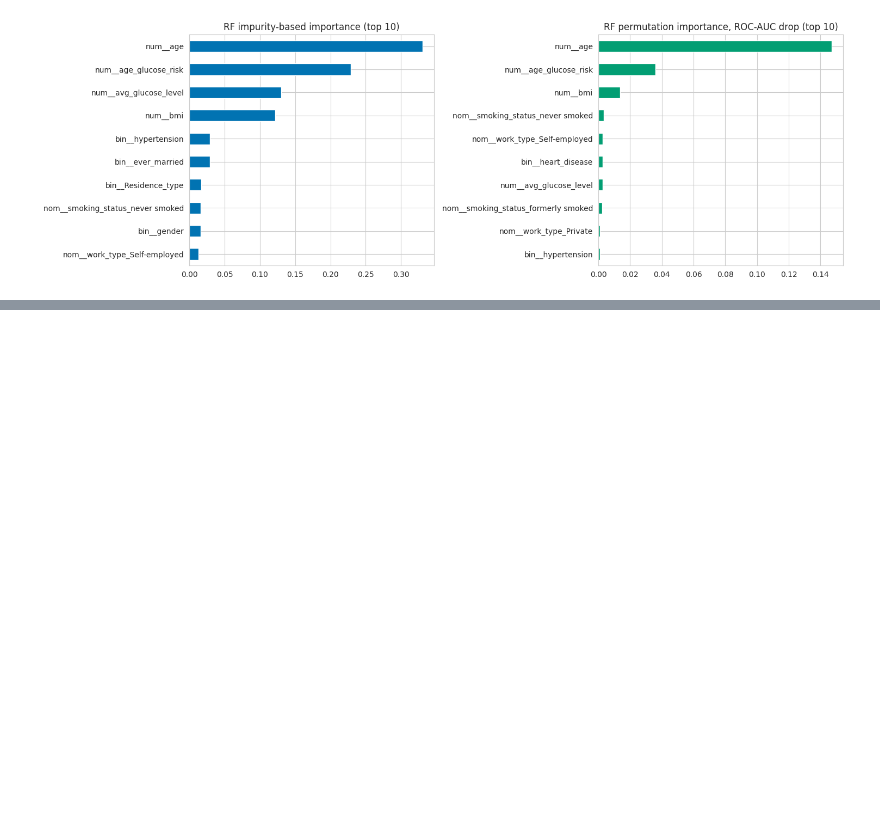
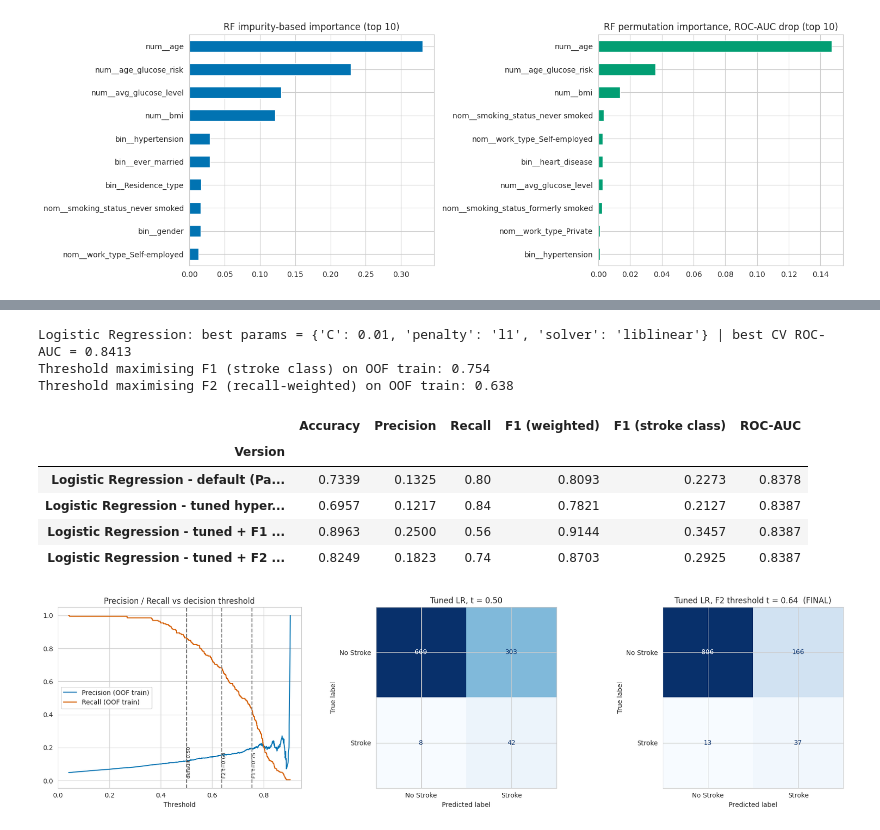
Before and after one commit to Isvarr/capstone_ml, a Jupyter notebook: classification_stroke_partA.ipynb, the cells around one changed output, grey strips where cells are left out. Drawn from its saved outputs; the diff is of its cells as text; code cells hidden in the pictures; blank space fills up the shorter version.

```diff
--- a/classification_stroke_partA.ipynb
+++ b/classification_stroke_partA.ipynb
@@ -736,0 +837,6 @@ plt.tight_layout(); plt.show()
+# %%
+ranking = final_table.sort_values('CV ROC-AUC (train)', ascending=False)[['Model', 'Part', 'CV ROC-AUC (train)', 'ROC-AUC', 'Recall', 'Precision']]
+print("Ranking by CV ROC-AUC (train):")
+display(ranking)
+best_name = ranking.iloc[0]['Model']
+print("\nSelected final model:", best_name)
@@ -736,0 +860,72 @@ plt.tight_layout(); plt.show()
+# %%
+# --- Step 1: hyperparameter tuning of the selected model (if it was not already tuned in E2) ---
+final_grids = {
+    'Logistic Regression': {'C': [0.001, 0.01, 0.1, 1, 10, 100], 'penalty': ['l1', 'l2'], 'solver': ['liblinear']},
+}
+if best_name in partB_baselines:                      # Part-B winner: already tuned in E2
+    final_search = grid_results[best_name]
+    final_base_model = base_models[best_name]
+    uses_sw_final = partB_baselines[best_name][1]
+else:                                                 # Part-A winner: tune it now
+    final_search = GridSearchCV(models[best_name].__class__(**{**models[best_name].get_params(), 'solver': 'liblinear'}),
+                                final_grids[best_name], scoring='roc_auc', cv=cv, n_jobs=-1)
+    final_search.fit(X_train_processed, y_train)
+    final_base_model = models[best_name]
+    uses_sw_final = False
+final_model = final_search.best_estimator_
+print(f"{best_name}: best params = {final_search.best_params_} | best CV ROC-AUC = {final_search.best_score_:.4f}")
+
+# --- Step 2: decision-threshold tuning on OUT-OF-FOLD training probabilities (test set untouched) ---
+oof_proba = cross_val_predict(final_model, X_train_processed, y_train, cv=cv, method='predict_proba',
+                              **({'params': {'sample_weight': sw_train}} if uses_sw_final else {}))[:, 1]
+prec, rec, thr = precision_recall_curve(y_train, oof_proba)
+def best_threshold(beta):
+    f = (1 + beta**2) * prec[:-1] * rec[:-1] / np.maximum(beta**2 * prec[:-1] + rec[:-1], 1e-12)
+    return thr[int(np.argmax(f))]
+thr_f1, thr_f2 = best_threshold(1), best_threshold(2)
+print(f"Threshold maximising F1 (stroke class) on OOF train: {thr_f1:.3f}")
+print(f"Threshold maximising F2 (recall-weighted) on OOF train: {thr_f2:.3f}")
+
+# --- Step 3: before / after comparison on the held-out test set ---
+p_base = final_base_model.predict_proba(X_test_processed)[:, 1]
+p_tuned = final_model.predict_proba(X_test_processed)[:, 1]
+versions = {
+    f'{best_name} - default (Part A, t=0.50)': (p_base, 0.5),
+    f'{best_name} - tuned hyperparameters (t=0.50)': (p_tuned, 0.5),
+    f'{best_name} - tuned + F1 threshold (t={thr_f1:.2f})': (p_tuned, thr_f1),
+    f'{best_name} - tuned + F2 threshold (t={thr_f2:.2f})': (p_tuned, thr_f2),
+}
+rows = []
+for label, (proba, t) in versions.items():
+    pred = (proba >= t).astype(int)
+    r = {'Version': label}; r.update(metric_row(y_test, pred, proba)); rows.append(r)
+final_cmp = pd.DataFrame(rows).set_index('Version').round(4)
+display(final_cmp)
+
+# --- Step 4: threshold curve + confusion matrices for the final model ---
+fig, axes = plt.subplots(1, 3, figsize=(18, 4.8))
+axes[0].plot(thr, prec[:-1], label='Precision (OOF train)', color=palette[0])
+axes[0].plot(thr, rec[:-1], label='Recall (OOF train)', color=palette[3])
+for t, lab in [(0.5, 'default 0.50'), (thr_f2, f'F2 t={thr_f2:.2f}'), (thr_f1, f'F1 t={thr_f1:.2f}')]:
+    axes[0].axvline(t, linestyle='--', color='gray'); axes[0].text(t, 0.02, lab, rotation=90, fontsize=8)
+axes[0].set_title('Precision / Recall vs decision threshold'); axes[0].set_xlabel('Threshold'); axes[0].legend()
+for ax, (t, ttl) in zip(axes[1:], [(0.5, 'Tuned LR, t = 0.50'), (thr_f2, f'Tuned LR, F2 threshold t = {thr_f2:.2f}  (FINAL)')]):
+    cm = confusion_matrix(y_test, (p_tuned >= t).astype(int))
+    ConfusionMatrixDisplay(cm, display_labels=['No Stroke', 'Stroke']).plot(ax=ax, colorbar=False, cmap='Blues')
+    ax.set_title(ttl)
+plt.tight_layout(); plt.show()
+
+# Final model = tuned model + F2 decision threshold
+FINAL_THRESHOLD = thr_f2
+final_pred = (p_tuned >= FINAL_THRESHOLD).astype(int)
+# %% [output]
+Logistic Regression: best params = {'C': 0.01, 'penalty': 'l1', 'solver': 'liblinear'} | best CV ROC-AUC = 0.8413
+Threshold maximising F1 (stroke class) on OOF train: 0.754
+Threshold maximising F2 (recall-weighted) on OOF train: 0.638
+|  | Accuracy | Precision | Recall | F1 (weighted) | F1 (stroke class) | ROC-AUC |
+| Version |  |  |  |  |  |  |
+| Logistic Regression - default (Pa... | 0.7339 | 0.1325 | 0.80 | 0.8093 | 0.2273 | 0.8378 |
+| Logistic Regression - tuned hyper... | 0.6957 | 0.1217 | 0.84 | 0.7821 | 0.2127 | 0.8387 |
+| Logistic Regression - tuned + F1 ... | 0.8963 | 0.2500 | 0.56 | 0.9144 | 0.3457 | 0.8387 |
+| Logistic Regression - tuned + F2 ... | 0.8249 | 0.1823 | 0.74 | 0.8703 | 0.2925 | 0.8387 |
+[figure, added]
```
Also changed, not shown: parts of 12 cells of this notebook.
